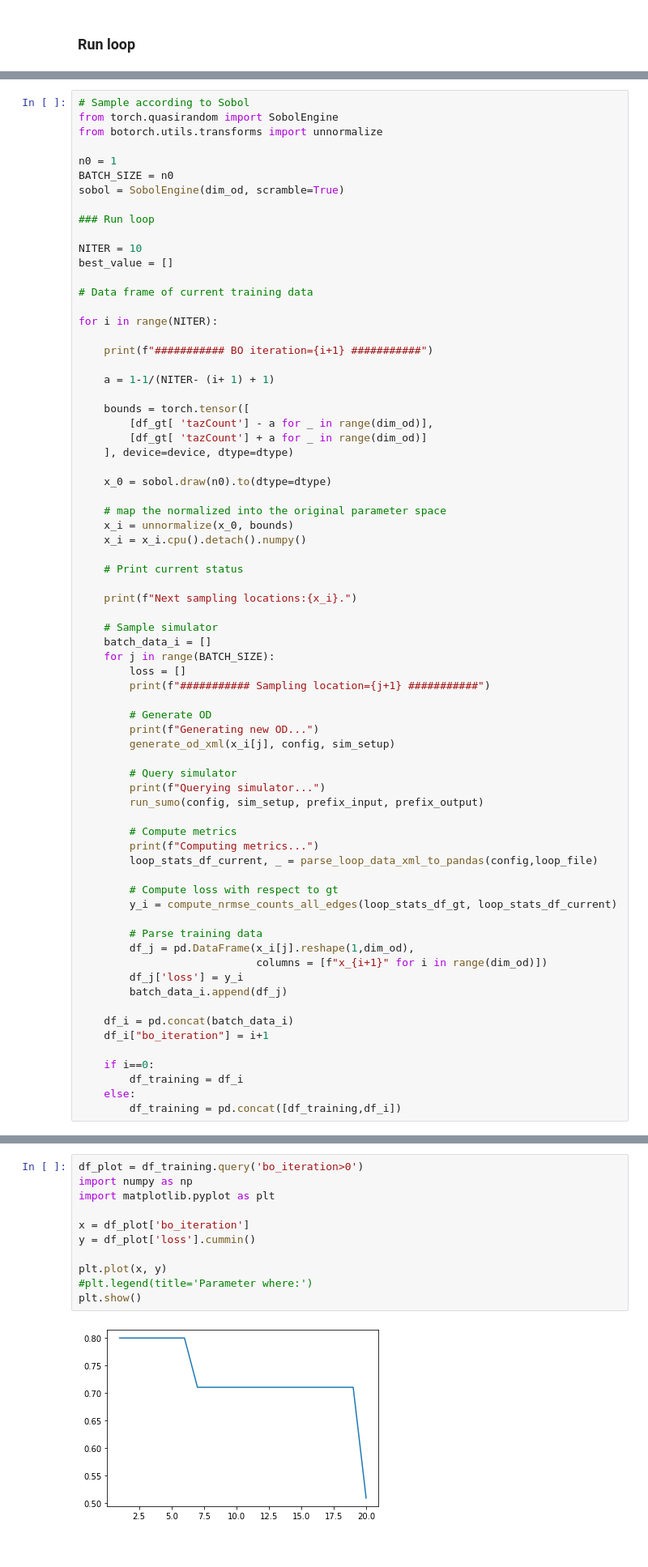
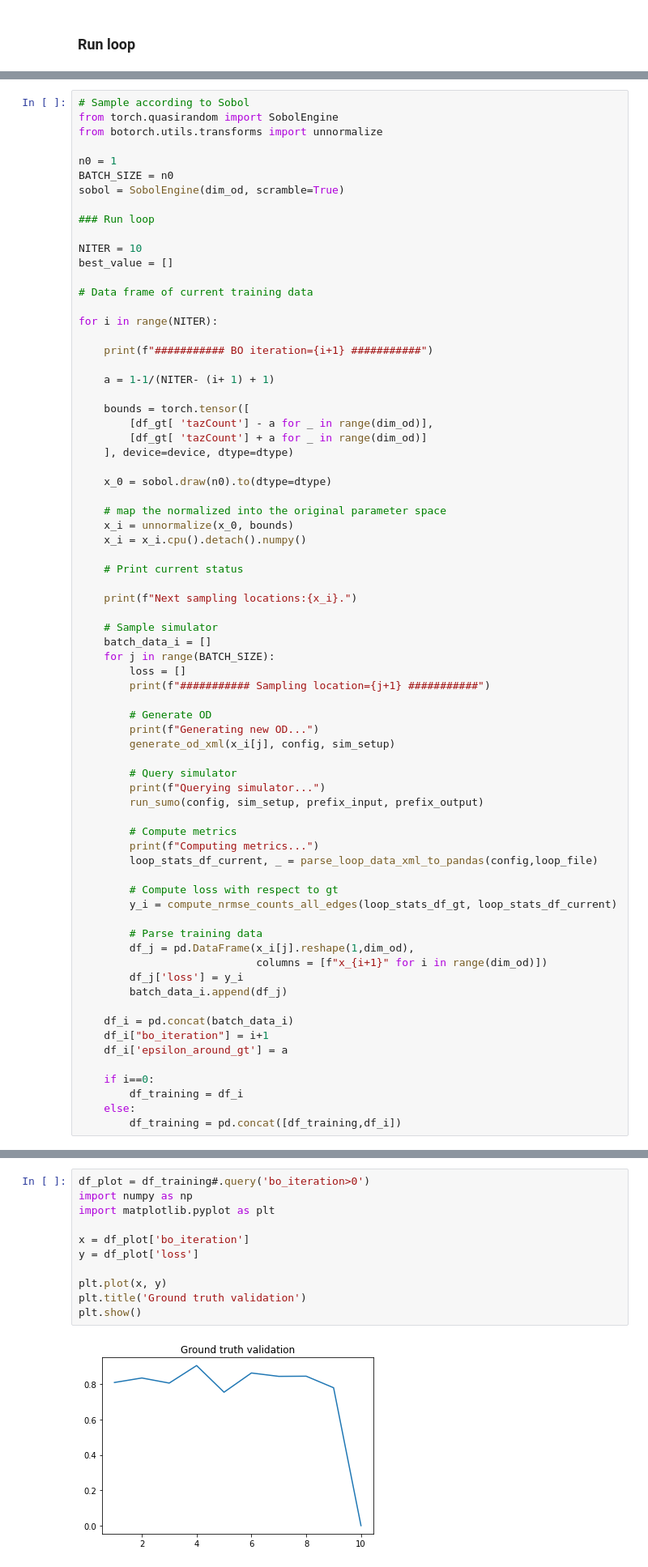
Before and after one commit to checorh/calibrate_ods, a Jupyter notebook: notebooks/bayesian_optimization/0_validate_gt.ipynb, the cells around one changed output, grey strips where cells are left out. Shown at 81% size. Cells and saved outputs as stored; diff of their text form.

Commit message:
Updated GT validation notebook.

```diff
--- a/notebooks/bayesian_optimization/0_validate_gt.ipynb
+++ b/notebooks/bayesian_optimization/0_validate_gt.ipynb
@@ -351,6 +351,7 @@ for i in range(NITER):
 
     df_i = pd.concat(batch_data_i)
     df_i["bo_iteration"] = i+1
+    df_i['epsilon_around_gt'] = a
 
     if i==0:
         df_training = df_i
@@ -394,13 +378,13 @@ df_training.tail(1)
 # %%
-df_plot = df_training.query('bo_iteration>0')
+df_plot = df_training#.query('bo_iteration>0')
 import numpy as np
 import matplotlib.pyplot as plt
 
 x = df_plot['bo_iteration']
-y = df_plot['loss'].cummin()
+y = df_plot['loss']
 
 plt.plot(x, y)
-#plt.legend(title='Parameter where:')
+plt.title('Ground truth validation')
 plt.show()
 # %% [output]
-[figure, old version]
+[figure, new version]
```
Also changed, not shown: parts of 6 cells of this notebook.
